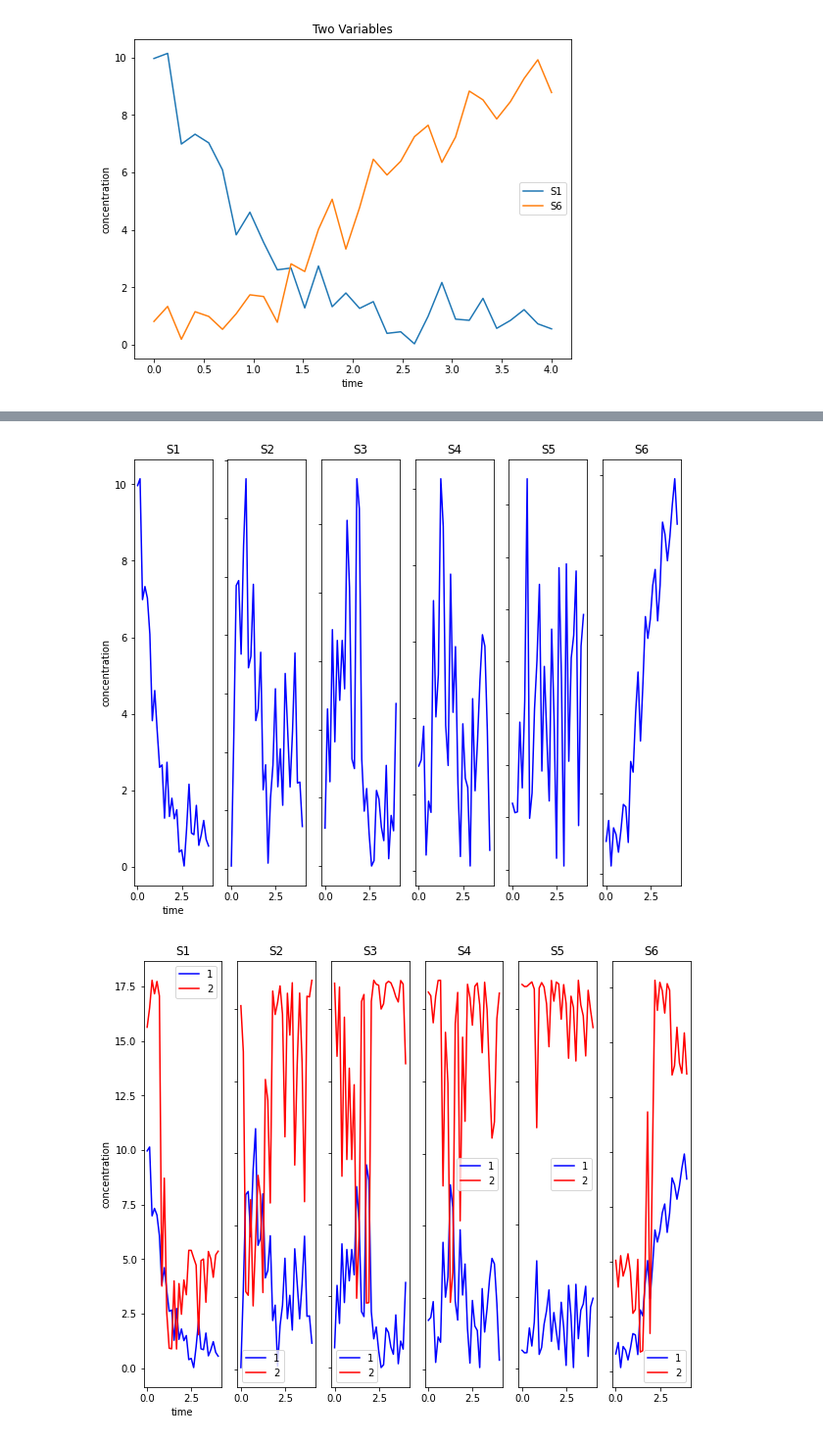
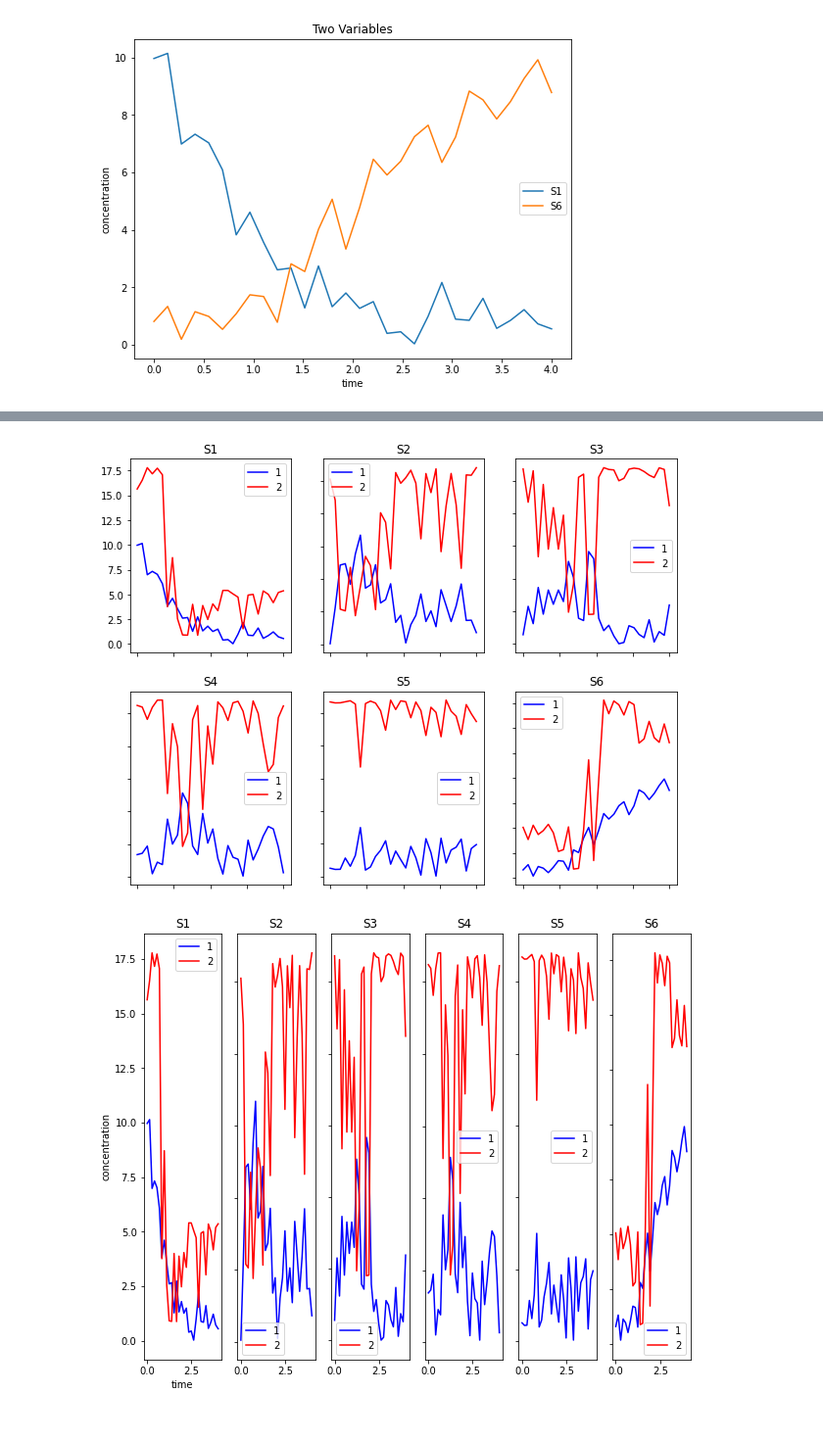
Before and after one commit to sys-bio/teUtils, a Jupyter notebook: teUtils/teUtils/Tutorial on Utilities for Model Fitting.ipynb, the cells around one changed output, grey strips where cells are left out. Shown at 98% size. Saved outputs shown, nothing was run; the diff lists cells and outputs as text; code cells hidden in the pictures.

```diff
--- a/teUtils/teUtils/Tutorial on Utilities for Model Fitting.ipynb
+++ b/teUtils/teUtils/Tutorial on Utilities for Model Fitting.ipynb
@@ -196,10 +248,10 @@ plotter.plotMultiple(timeseries2=ts4)
 # %%
 # Case 3: Separate plot for each variable of a single table
 options = PlotOptions()
 options.figsize = (10, 8)
-plotter.plotSingle(options=options)
+plotter.plotSingle(options=options, num_row=2, num_col=3, timeseries2=ts4)
 # %% [output]
-[figure, old version]
+[figure, new version]
 # %%
 # Case 4: Separate plot for each variable for two tables
 options = PlotOptions()
```
Also changed, not shown: parts of 11 cells of this notebook, 2 other files.
